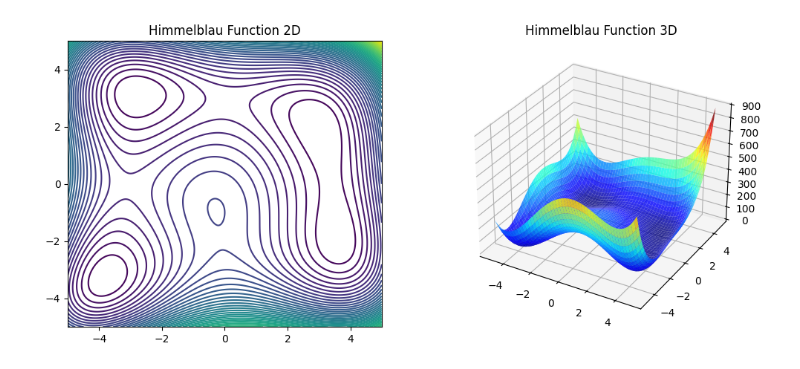
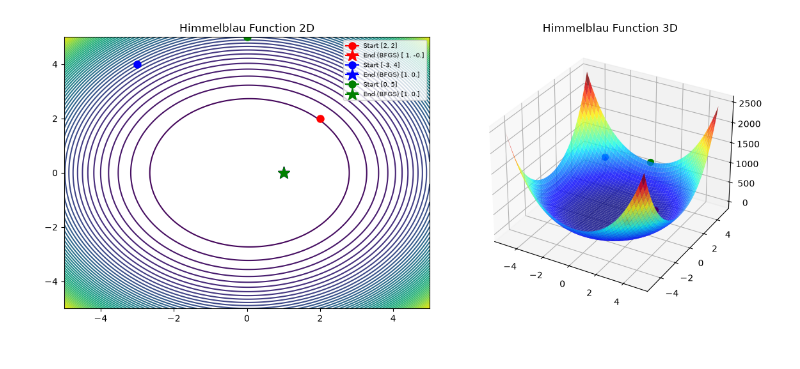
Before and after one commit to Vshyam123/assmt-4-V-Shyam, a Jupyter notebook: Assignment_4_TODO.ipynb, the cells around one changed output. Drawn from its saved outputs; the diff is of its cells as text; code cells hidden in the pictures.

```diff
--- a/Assignment_4_TODO.ipynb
+++ b/Assignment_4_TODO.ipynb
@@ -78,7 +132,7 @@ PyGAD initial guess [0, 0], Solution: [1.00381102 1.00814469], Value: rosenbrock
 # %%
 def himmelblau(x):
-    x = np.asarray(x) # Convert to numpy array
-    return (x[0]**2 + x[1] - 11)**2 + (x[0] + x[1]**2 - 7)**2
+    x = np.asarray(x)  # Convert to numpy array
+    return ((x[0]**2 + x[1]**2 - 1)**2 + (x[0]-1)**2 + x[1]**2)
 
 # 2D & 3D plots
 x_range = np.linspace(-5, 5, 400)
@@ -86,35 +140,92 @@ y_range = np.linspace(-5, 5, 400)
 X, Y = np.meshgrid(x_range, y_range)
 Z = himmelblau([X, Y])
 
-fig = plt.figure(figsize=(12,5))
+fig = plt.figure(figsize=(12, 5))
 ax1 = fig.add_subplot(121)
 cp = ax1.contour(X, Y, Z, levels=50)
 ax1.set_title("Himmelblau Function 2D")
 ax2 = fig.add_subplot(122, projection='3d')
 ax2.plot_surface(X, Y, Z, cmap='jet', alpha=0.8)
 ax2.set_title("Himmelblau Function 3D")
+
+init_guesses = [[2, 2], [-3, 4], [0, 5]]
+colors = ['red', 'blue', 'green']
+
+# ------------------- Scipy Optimization -------------------
+for guess, color in zip(init_guesses, colors):
+    start_time = time.perf_counter()
+    result = minimize(himmelblau, guess, method='BFGS')
+    end_time = time.perf_counter()
+    elapsed_time = -start_time + end_time
+    print(f"Initial guess {guess}, Result: {result.x}, Value: {result.fun}, "
+          f"Success: {result.success}, Iterations: {result.nit}, Time: {elapsed_time:.4f} sec")
+
+    # Plot initial (marker 'o') and final (marker '*') points on the 2D contour
+    ax1.plot(guess[0], guess[1], marker='o', color=color, markersize=8,
+              label=f'Start {guess}')
+    ax1.plot(result.x[0], result.x[1], marker='*', color=color, markersize=14,
+              label=f'End (BFGS) {np.round(result.x, 2)}')
+
+    # Plot the same points on the 3D surface
+    ax2.scatter(guess[0], guess[1], himmelblau(guess), color=color, marker='o', s=50)
+    ax2.scatter(result.x[0], result.x[1], himmelblau(result.x), color=color, marker='*', s=100)
+
+ax1.legend(fontsize=7, loc='upper right')
+plt.tight_layout()
 plt.show()
 
-# Scipy Optimization
-init_guesses = [[0, 0], [-4, 4], [4, 0]]
-for guess in init_guesses:
-    result = minimize(himmelblau, guess, method='BFGS')
-    print(f"Initial guess {guess}, Result: {result.x}, Value: {result.fun}, Success: {result.success}, Iterations: {result.nit}") # TODO include time taken
-
-# PyGAD Optimization
+# ------------------- PyGAD Optimization -------------------
 def fitness_func2(ga_instance, solution, solution_idx):
     return -himmelblau(solution)
-for guess in init_guesses:
+
+pygad_fitness_histories = []  # store fitness history per run for combined plot
+pygad_results = []            # store (guess, final_point, color)
+
+for guess, color in zip(init_guesses, colors):
+    start_time = time.perf_counter()
     ga_instance = pygad.GA(num_generations=300,
-                           sol_per_pop=30,
-                           num_genes=2,
-                           num_parents_mating=12,
-                           fitness_func=fitness_func2,
-                           init_range_low=-5,
-                           init_range_high=5,
-                           gene_space={'low':-5, 'high':5})
+                            sol_per_pop=30,
+                            num_genes=2,
+                            num_parents_mating=12,
+                            fitness_func=fitness_func2,
+                            init_range_low=-5,
+                            init_range_high=5,
+                            gene_space={'low': -5, 'high': 5})
     ga_instance.run()
     solution, solution_fitness, _ = ga_instance.best_solution()
-    print(f"PyGAD initial guess {guess}, Solution: {solution}, Value: {himmelblau(solution)}") # TODO include iterations and time taken
-# ga_instance.plot_fitness()
+    iters = ga_instance.generations_completed
+    end_time = time.perf_counter()
+    elapsed_time = -start_time + end_time
+    print(f"PyGAD initial guess {guess}, Solution: {solution}, Value: {himmelblau(solution)}, "
+          f"iterations: {iters}, Time: {elapsed_time:.4f} sec")
+
+    pygad_results.append((guess, solution, color))
+
+    # best_solutions_fitness holds the best fitness per generation (auto-tracked by pygad)
+    fitness_history = np.array(ga_instance.best_solutions_fitness)
+    pygad_fitness_histories.append((fitness_history, guess, color))
+
+# Combined fitness plot for all three PyGAD runs, styled like PyGAD's own plot_fitness()
+plt.figure(figsize=(8, 6))
+for fitness_history, guess, color in pygad_fitness_histories:
+    plt.plot(fitness_history, color=color, linewidth=3, label=f'Start {guess}')
+plt.xlabel('Generation', fontsize=14)
+plt.ylabel('Fitness', fontsize=14)
+plt.title('PyGAD - Generation vs. Fitness', fontsize=14)
+plt.legend()
+plt.tight_layout()
+plt.show()
+
+# Contour plot showing PyGAD initial and final points
+fig2, ax3 = plt.subplots(figsize=(6, 6))
+ax3.contour(X, Y, Z, levels=50)
+ax3.set_title("PyGAD: Start vs. Final Points")
+for guess, solution, color in pygad_results:
+    ax3.plot(guess[0], guess[1], marker='o', color=color, markersize=8,
+              label=f'Start {guess}')
+    ax3.plot(solution[0], solution[1], marker='*', color=color, markersize=14,
+              label=f'End (GA) {np.round(solution, 2)}')
+ax3.legend(fontsize=7, loc='upper right')
+plt.tight_layout()
+plt.show()
 # %% [output]
@@ -121 +235 @@ for guess in init_guesses:
-[figure, old version]
+[figure, new version]
```
Also changed, not shown: parts of 5 cells of this notebook.
